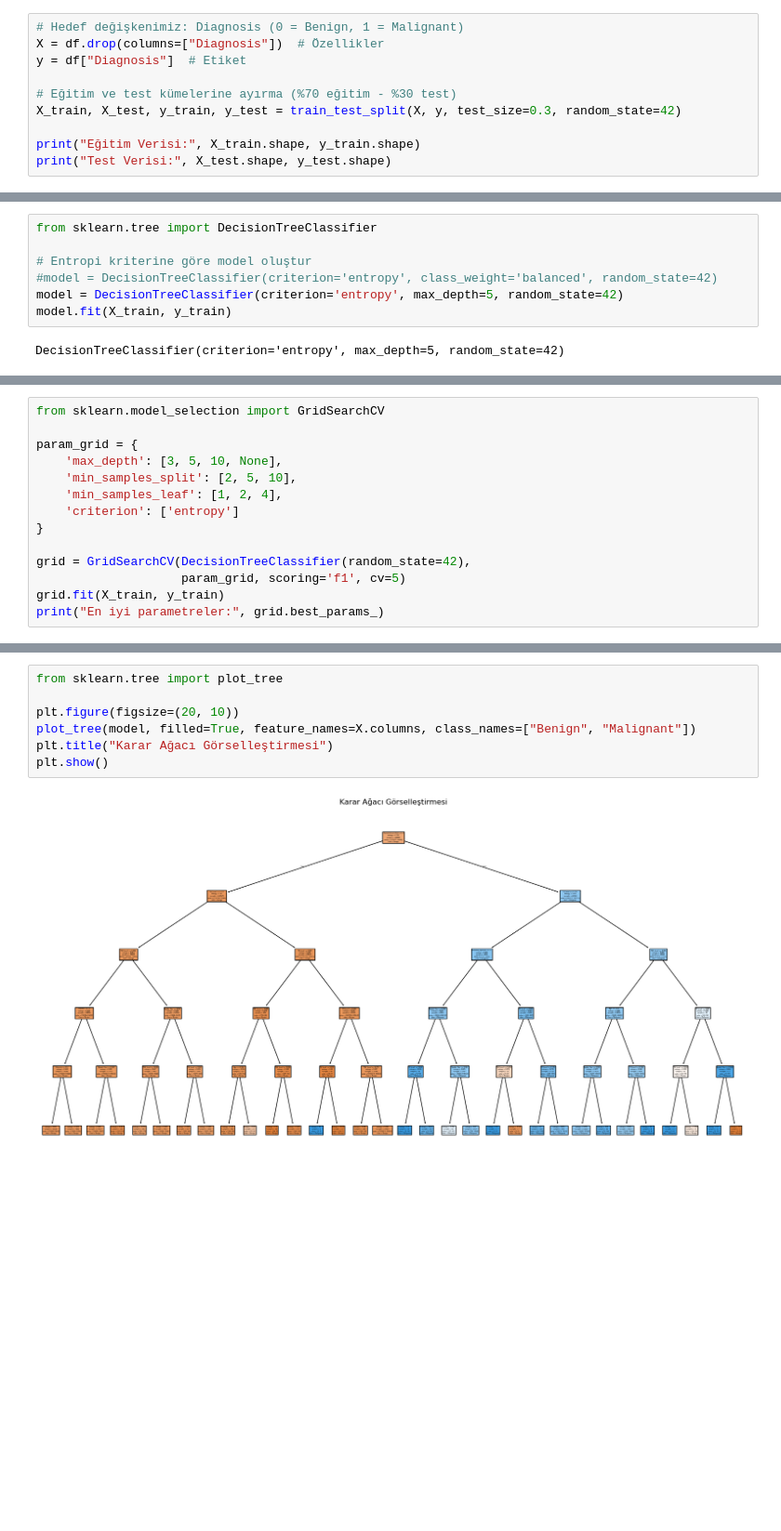
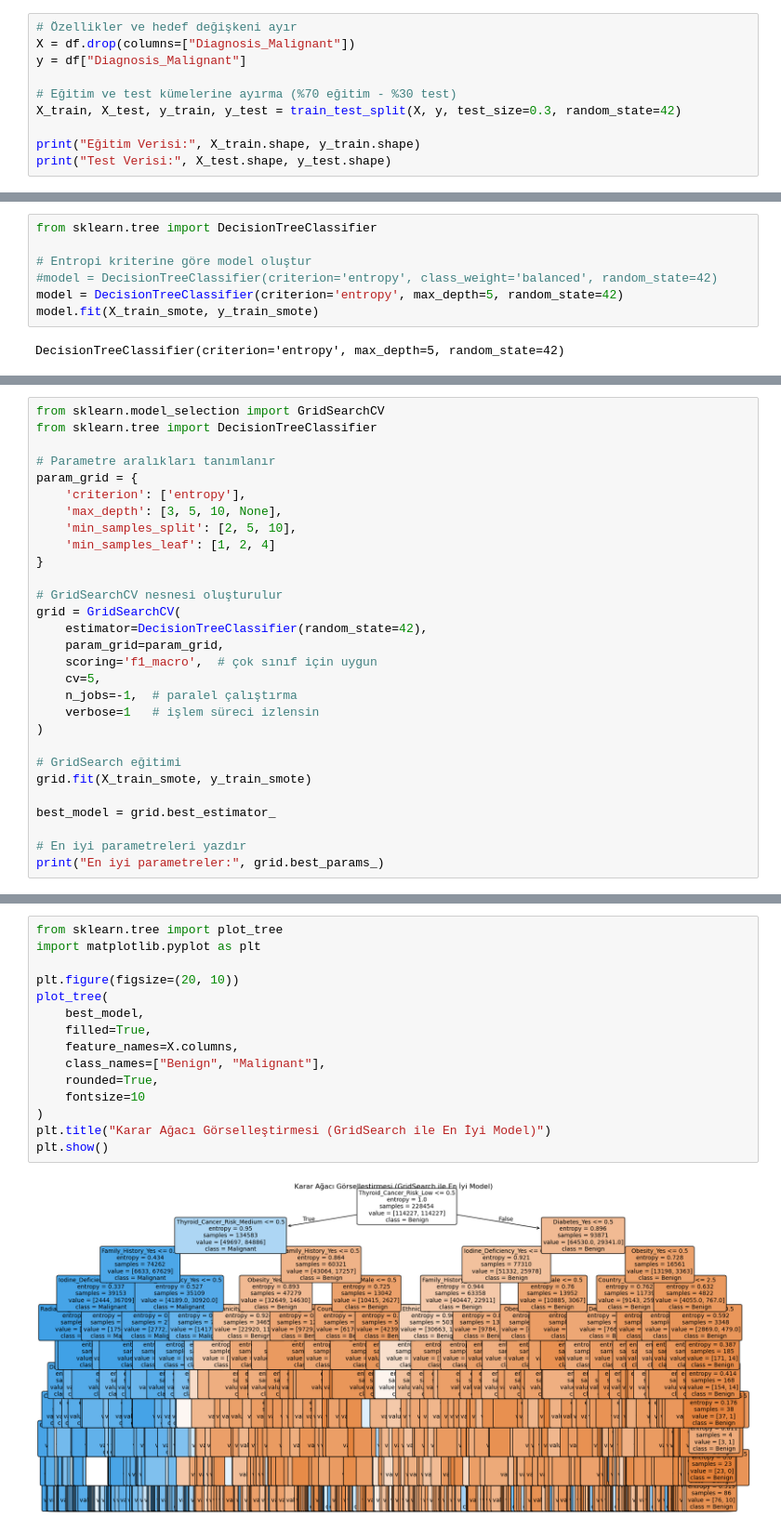
Before and after one commit to batukar/yz_ogrenme_modelleri, a Jupyter notebook: hafta_4/decision_tree.ipynb, the cells around one changed output, grey strips where cells are left out. Shown at 93% size. Drawn from its saved outputs; the diff is of its cells as text; blank space fills up the shorter version.

```diff
--- a/hafta_4/decision_tree.ipynb
+++ b/hafta_4/decision_tree.ipynb
@@ -30,9 +30,9 @@ print(df.head())
 # %% [markdown]
 2. Bağımlı ve Bağımsız değişkenleri ayırma
 # %%
-# Hedef değişkenimiz: Diagnosis (0 = Benign, 1 = Malignant)
-X = df.drop(columns=["Diagnosis"])  # Özellikler
-y = df["Diagnosis"]  # Etiket
+# Özellikler ve hedef değişkeni ayır
+X = df.drop(columns=["Diagnosis_Malignant"])
+y = df["Diagnosis_Malignant"]
 
 # Eğitim ve test kümelerine ayırma (%70 eğitim - %30 test)
 X_train, X_test, y_train, y_test = train_test_split(X, y, test_size=0.3, random_state=42)
@@ -50,6 +70,6 @@ from sklearn.tree import DecisionTreeClassifier
 # Entropi kriterine göre model oluştur
 #model = DecisionTreeClassifier(criterion='entropy', class_weight='balanced', random_state=42)
 model = DecisionTreeClassifier(criterion='entropy', max_depth=5, random_state=42)
-model.fit(X_train, y_train)
+model.fit(X_train_smote, y_train_smote)
 # %% [output]
 DecisionTreeClassifier(criterion='entropy', max_depth=5, random_state=42)
@@ -56,15 +78,30 @@ DecisionTreeClassifier(criterion='entropy', max_depth=5, random_state=42)
 # %%
 from sklearn.model_selection import GridSearchCV
+from sklearn.tree import DecisionTreeClassifier
 
+# Parametre aralıkları tanımlanır
 param_grid = {
+    'criterion': ['entropy'],
     'max_depth': [3, 5, 10, None],
     'min_samples_split': [2, 5, 10],
-    'min_samples_leaf': [1, 2, 4],
-    'criterion': ['entropy']
+    'min_samples_leaf': [1, 2, 4]
 }
 
-grid = GridSearchCV(DecisionTreeClassifier(random_state=42),
-                    param_grid, scoring='f1', cv=5)
-grid.fit(X_train, y_train)
+# GridSearchCV nesnesi oluşturulur
+grid = GridSearchCV(
+    estimator=DecisionTreeClassifier(random_state=42),
+    param_grid=param_grid,
+    scoring='f1_macro',  # çok sınıf için uygun
+    cv=5,
+    n_jobs=-1,  # paralel çalıştırma
+    verbose=1   # işlem süreci izlensin
+)
+
+# GridSearch eğitimi
+grid.fit(X_train_smote, y_train_smote)
+
+best_model = grid.best_estimator_
+
+# En iyi parametreleri yazdır
 print("En iyi parametreler:", grid.best_params_)
 # %% [output]
@@ -140,9 +186,17 @@ plt.show()
 # %%
 from sklearn.tree import plot_tree
+import matplotlib.pyplot as plt
 
 plt.figure(figsize=(20, 10))
-plot_tree(model, filled=True, feature_names=X.columns, class_names=["Benign", "Malignant"])
-plt.title("Karar Ağacı Görselleştirmesi")
+plot_tree(
+    best_model,
+    filled=True,
+    feature_names=X.columns,
+    class_names=["Benign", "Malignant"],
+    rounded=True,
+    fontsize=10
+)
+plt.title("Karar Ağacı Görselleştirmesi (GridSearch ile En İyi Model)")
 plt.show()
 # %% [output]
-[figure, old version]
+[figure, new version]
```
Also changed, not shown: parts of 13 cells of this notebook, 1 other file.
